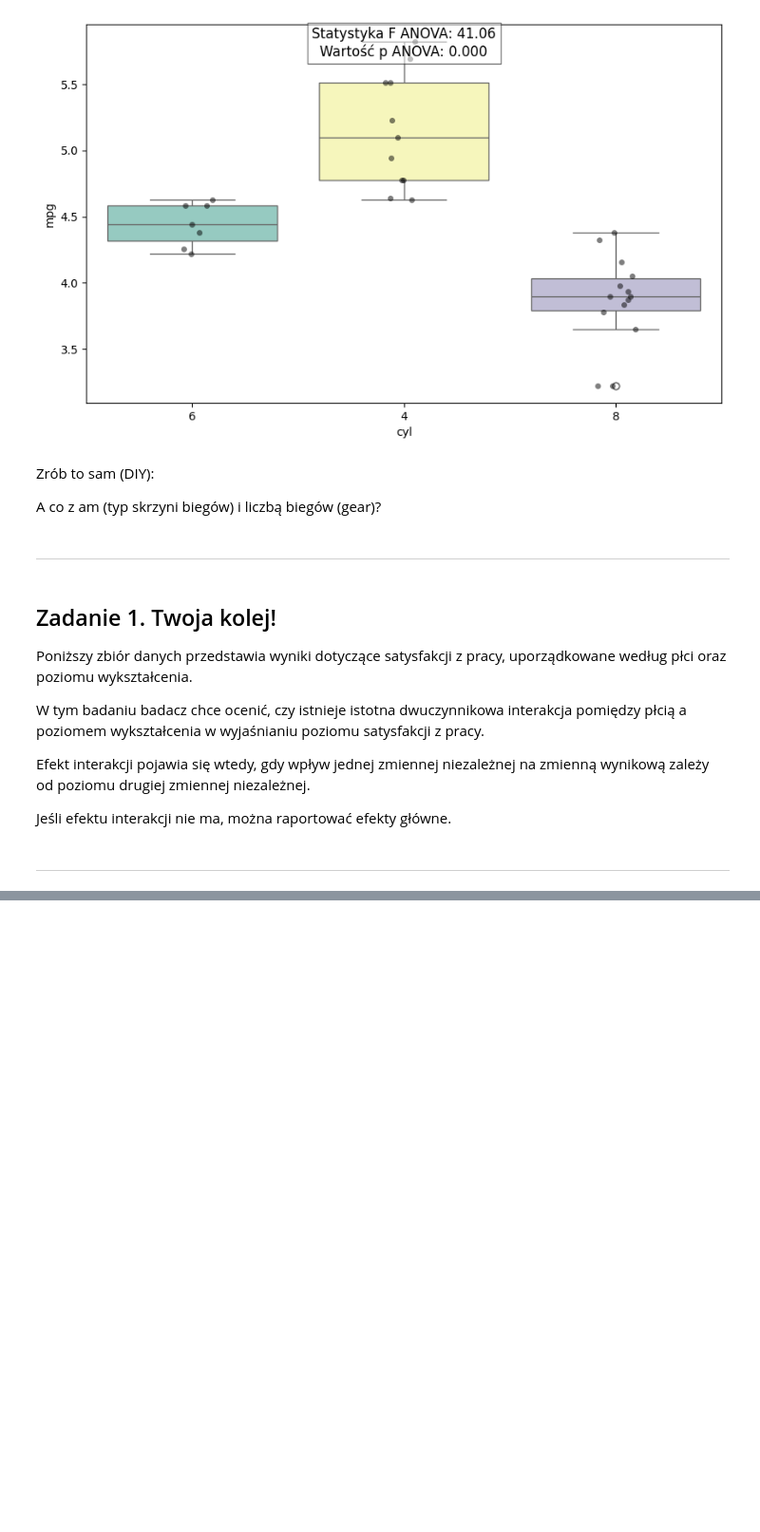
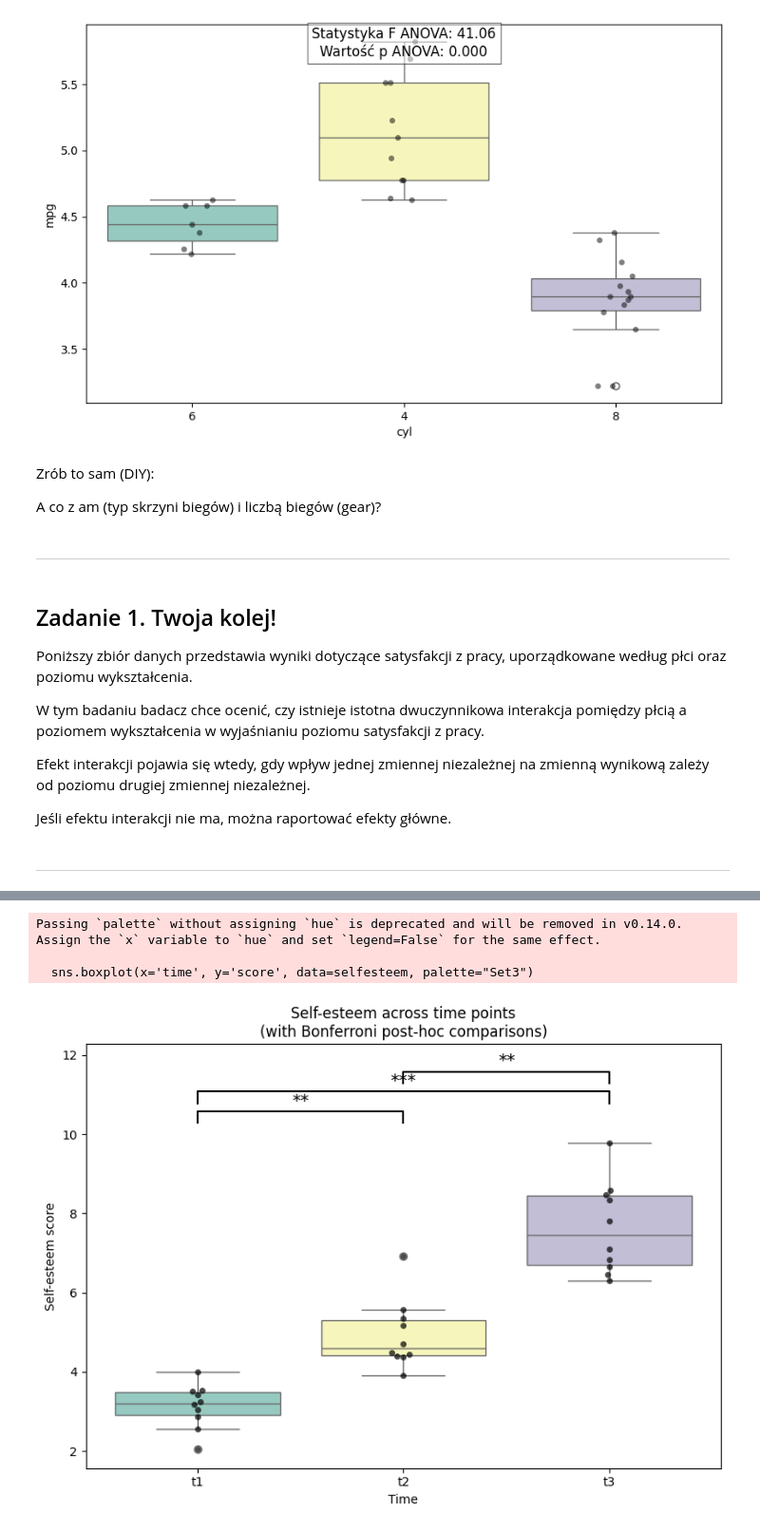
Before and after one commit to rk404/sadKF, a Jupyter notebook: 14-Anova.ipynb, the cells around one changed output, grey strips where cells are left out. Shown at 95% size. Saved outputs shown, nothing was run; the diff lists cells and outputs as text; code cells hidden in the pictures; blank space fills up the shorter version.

```diff
--- a/14-Anova.ipynb
+++ b/14-Anova.ipynb
@@ -319,0 +580,7 @@ jobsatisfaction = pd.read_csv(url)
+# %%
+# Wykonanie porównań post-hoc z korektą Bonferroniego
+pwc = pg.pairwise_tests(dv='score', within='time', subject='id',
+                        data=selfesteem, padjust='bonferroni')
+
+# Wyświetlenie wyników
+print(pwc)
@@ -319,0 +597,51 @@ jobsatisfaction = pd.read_csv(url)
+# %%
+import seaborn as sns
+import matplotlib.pyplot as plt
+
+# Podstawowy wykres: boxplot + swarm (rozrzut punktów)
+plt.figure(figsize=(8, 6))
+sns.boxplot(x='time', y='score', data=selfesteem, palette="Set3")
+sns.swarmplot(x='time', y='score', data=selfesteem, color='black', alpha=0.7)
+
+# Wyciągnięcie istotnych par z post-hoc
+sig_pairs = pwc[pwc['p-corr'] < 0.05][['A','B','p-corr']]
+
+# Funkcja rysująca adnotacje nad wykresem
+def add_sig_annotation(x1, x2, y, p):
+    plt.plot([x1, x1, x2, x2], [y, y+0.3, y+0.3, y], lw=1.5, c='black')
+
+    if p < 0.001:
+        label = "***"
+    elif p < 0.01:
+        label = "**"
+    elif p < 0.05:
+        label = "*"
+    else:
+        label = "ns"
+
+    plt.text((x1 + x2)/2, y + 0.35, label, ha='center', va='bottom', fontsize=14)
+
+# Ustalanie wysokości adnotacji
+ymax = selfesteem['score'].max()
+step = 0.5
+current_y = ymax + 0.5
+
+# Dodawanie anotacji dla istotnych par
+for _, row in sig_pairs.iterrows():
+    x1 = int(row['A'][-1]) - 1   # t1 → 0, t2 → 1, t3 → 2
+    x2 = int(row['B'][-1]) - 1
+    add_sig_annotation(x1, x2, current_y, row['p-corr'])
+    current_y += step
+
+plt.title("Self-esteem across time points\n(with Bonferroni post-hoc comparisons)")
+plt.xlabel("Time")
+plt.ylabel("Self-esteem score")
+plt.ylim(top=current_y + 0.5)   # żeby się wszystko zmieściło
+
+plt.tight_layout()
+plt.show()
+# %% [output]
+Passing `palette` without assigning `hue` is deprecated and will be removed in v0.14.0. Assign the `x` variable to `hue` and set `legend=False` for the same effect.
+
+  sns.boxplot(x='time', y='score', data=selfesteem, palette="Set3")
+[figure, added]
```
Also changed, not shown: parts of 24 cells of this notebook.
